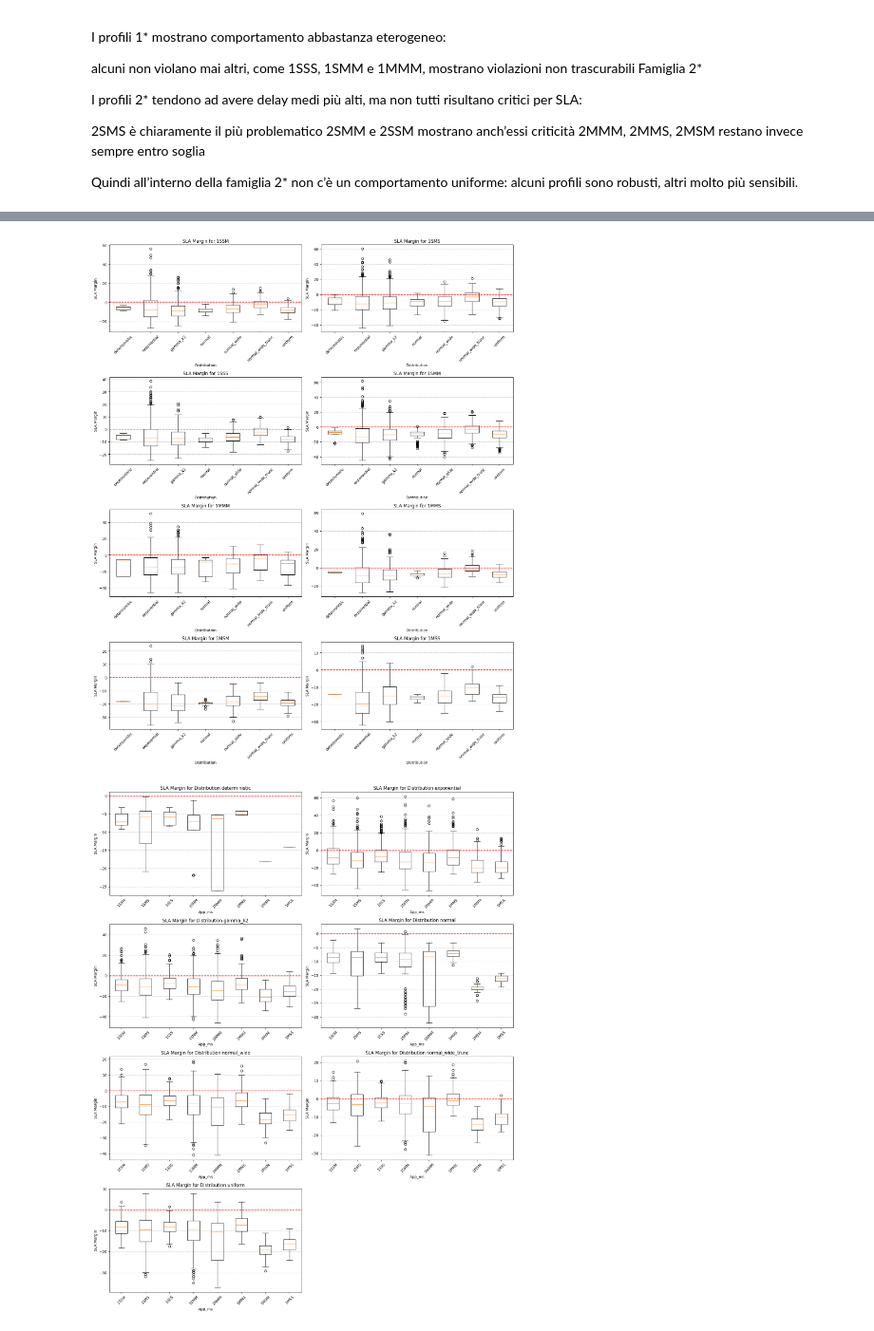
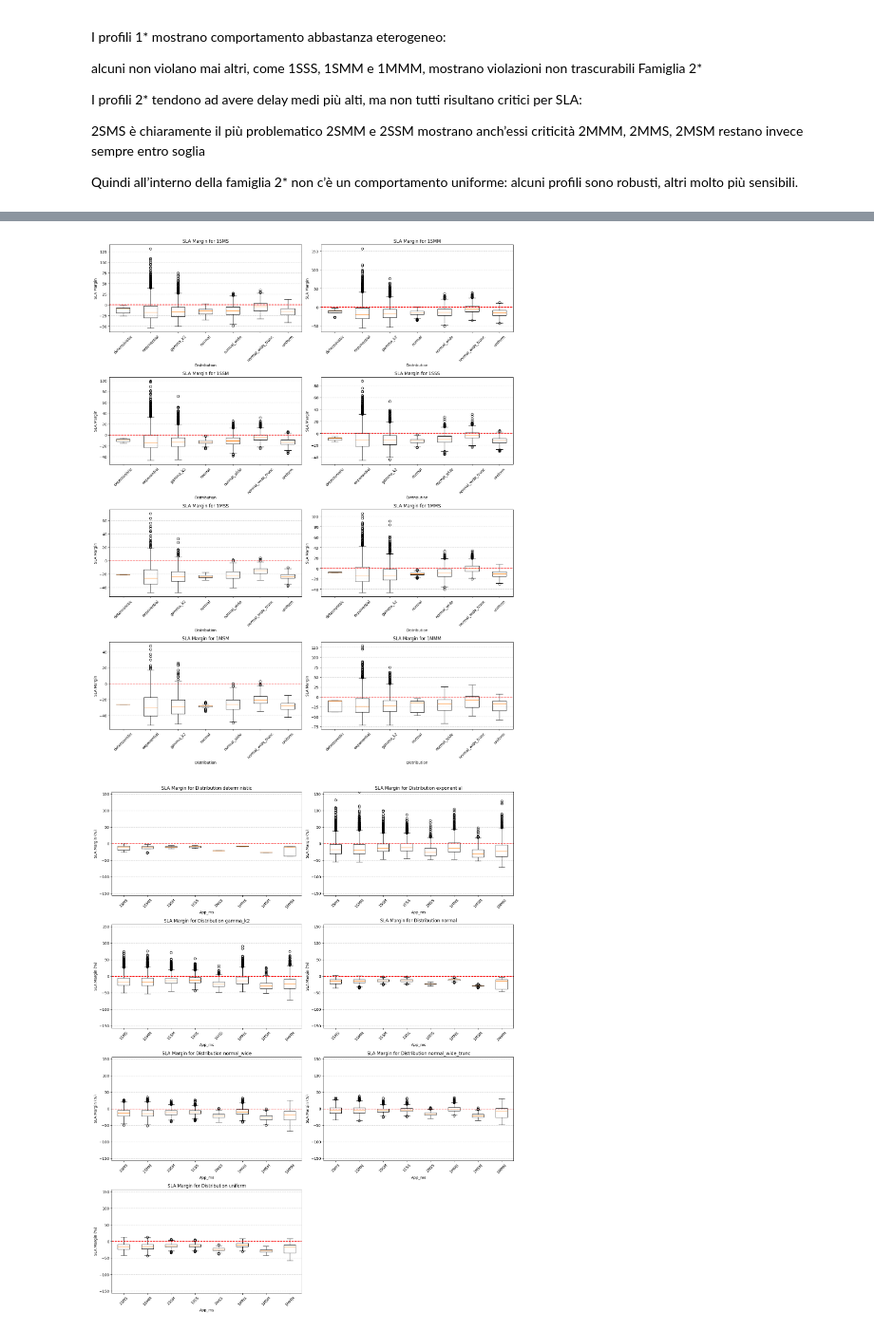
Before and after one commit to Damiano-Gilodi/EdgeSimPy-CAVIA, a Jupyter notebook: analysis/01_analysis_sla_worst_case.ipynb, the cells around one changed output, grey strips where cells are left out. Shown at 95% size. Drawn from its saved outputs; the diff is of its cells as text; code cells hidden in the pictures.

```diff
--- a/analysis/01_analysis_sla_worst_case.ipynb
+++ b/analysis/01_analysis_sla_worst_case.ipynb
@@ -271,7 +271,7 @@ for i, app in enumerate(apps_starting_with_1):
     labels = []
 
     for category in categories:
-        subset  = df_app.loc[df_app['Distribution'] == category, 'SLA_Margin'].dropna()
+        subset  = df_app.loc[df_app['Distribution'] == category, 'SLA_Margin_Perc'].dropna()
         if len(subset) > 0:
             data.append(subset)
             labels.append(category)
@@ -290,7 +290,7 @@ for j in range(i + 1, len(axes)):
 plt.tight_layout()
 plt.show()
 # %% [output]
-[figure, old version]
+[figure, new version]
 # %%
 distributions = sorted(df['Distribution'].dropna().unique())
 
@@ -302,34 +302,41 @@ num_dist = len(distributions)
 ncols = 2
 nrows = (num_dist + 1) // 2
 
 fig, axes = plt.subplots(nrows=nrows, ncols=ncols, figsize=(16, nrows * 5))
 axes = axes.flatten()
 
+y_min = df['SLA_Margin_Perc'].min()
+y_max = df['SLA_Margin_Perc'].max()
+
+abs_max = max(abs(y_min), abs(y_max))
+y_min, y_max = -abs_max, abs_max
+
 for i, dist in enumerate(distributions):
     ax = axes[i]
     df_dist = df[df['Distribution'] == dist]
 
     data = []
     labels = []
 
     for app in apps_starting_with_1:
-        subset = df_dist.loc[df_dist['App_ms'] == app, 'SLA_Margin'].dropna()
+        subset = df_dist.loc[df_dist['App_ms'] == app, 'SLA_Margin_Perc'].dropna()
         if len(subset) > 0:
             data.append(subset)
             labels.append(app)
 
-    ax.boxplot(data, tick_labels=labels)
+    ax.boxplot(data, tick_labels=labels)#, showfliers=False)
     ax.axhline(0, linestyle='--', color='red')
+    ax.set_ylim(y_min, y_max)
     ax.grid(axis='y', linestyle='--', alpha=0.7)
     ax.set_title(f'SLA Margin for Distribution {dist}')
     ax.set_xlabel('App_ms')
-    ax.set_ylabel('SLA Margin')
+    ax.set_ylabel('SLA Margin (%)')
     ax.tick_params(axis='x', rotation=45)
 
 for j in range(i + 1, len(axes)):
     fig.delaxes(axes[j])
 
 plt.tight_layout()
 plt.show()
 # %% [output]
-[figure, old version]
+[figure, new version]
```
Also changed, not shown: parts of 14 cells of this notebook, 1 other file.
